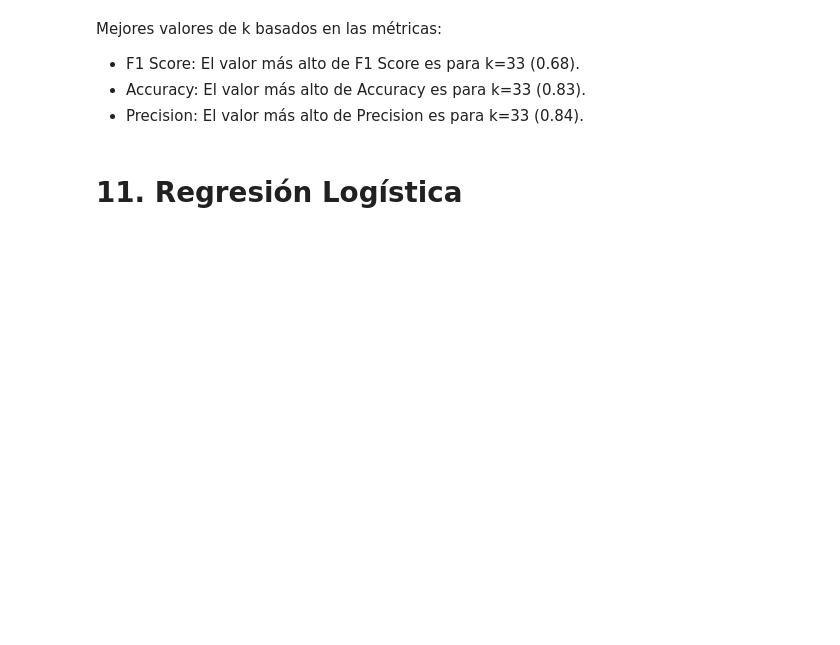
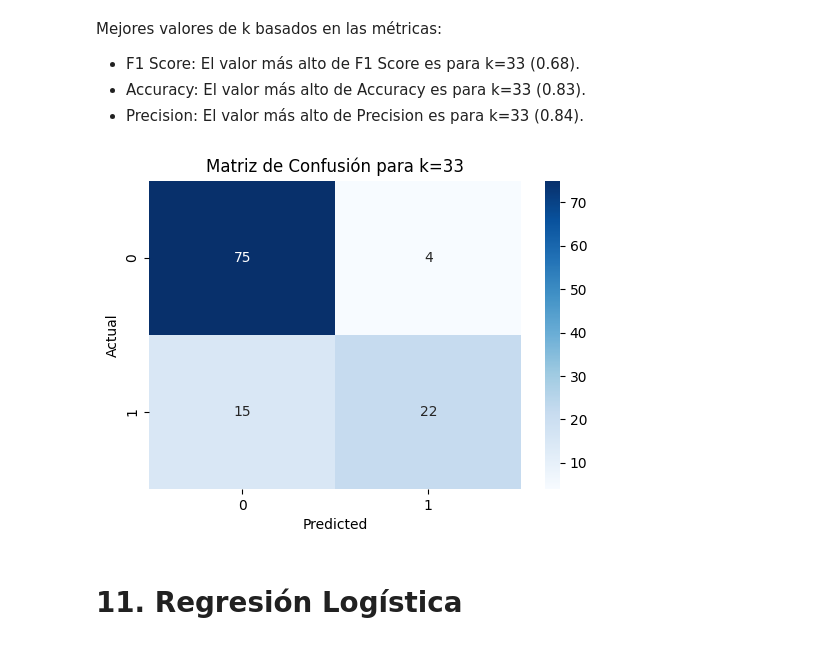
Before and after one commit to MajinLoop/IC6200_AI_P1, a Jupyter notebook: src/diabetes.ipynb, the cells around one changed output. Saved outputs shown, nothing was run; the diff lists cells and outputs as text; code cells hidden in the pictures; blank space fills up the shorter version.

```diff
--- a/src/diabetes.ipynb
+++ b/src/diabetes.ipynb
@@ -400,6 +432,24 @@ Mejores valores de  k basados en las métricas:
 * F1 Score: El valor más alto de F1 Score es para k=33 (0.68).
 * Accuracy: El valor más alto de Accuracy es para k=33 (0.83).
 * Precision: El valor más alto de Precision es para k=33 (0.84).
+# %%
+knn = KNeighborsClassifier(n_neighbors=33)
+knn.fit(X_train_d, y_train_d)
+
+    # Predict
+y_pred_knn_d = knn.predict(X_test_d)
+
+conf_matrix = confusion_matrix(y_test_d, y_pred_knn_d)
+
+# Visualizar la matriz de confusión
+plt.figure(figsize=(6, 4))
+sns.heatmap(conf_matrix, annot=True, fmt="d", cmap="Blues")
+plt.title("Matriz de Confusión para k=33")
+plt.ylabel("Actual")
+plt.xlabel("Predicted")
+plt.show()
+# %% [output]
+[figure, added]
 # %% [markdown]
 # 11. Regresión Logística
 # %%
```
Also changed, not shown: parts of 15 cells of this notebook.
